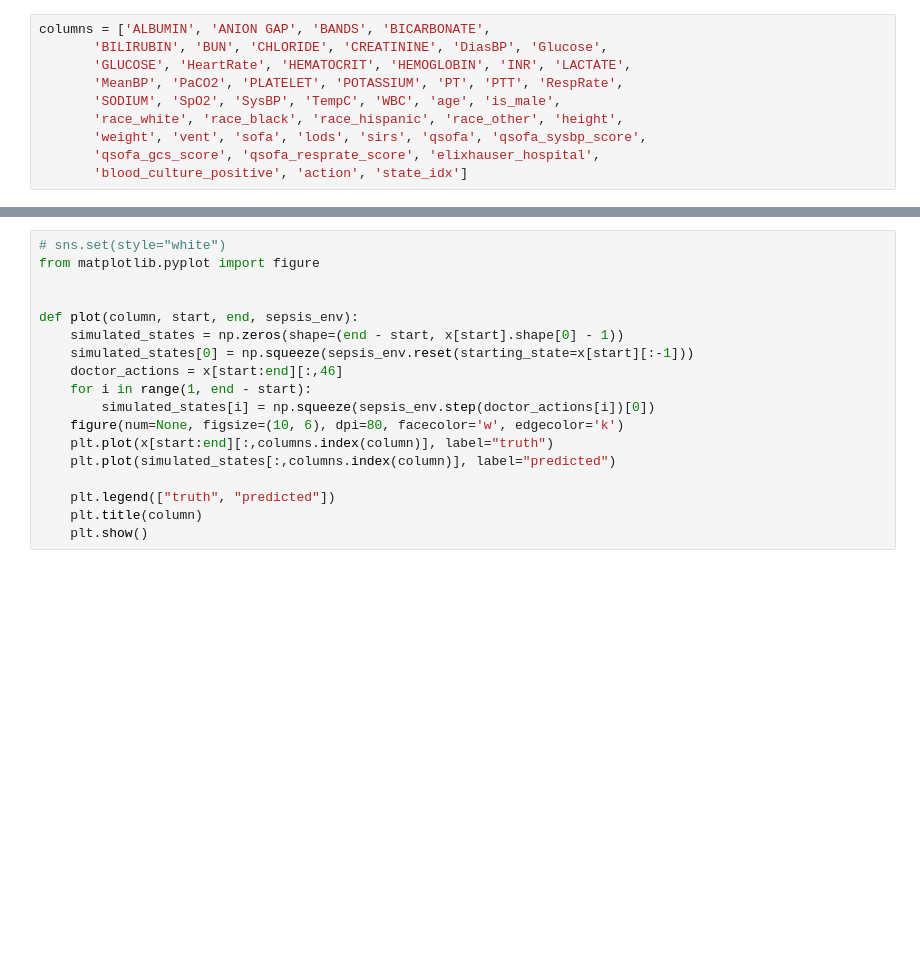
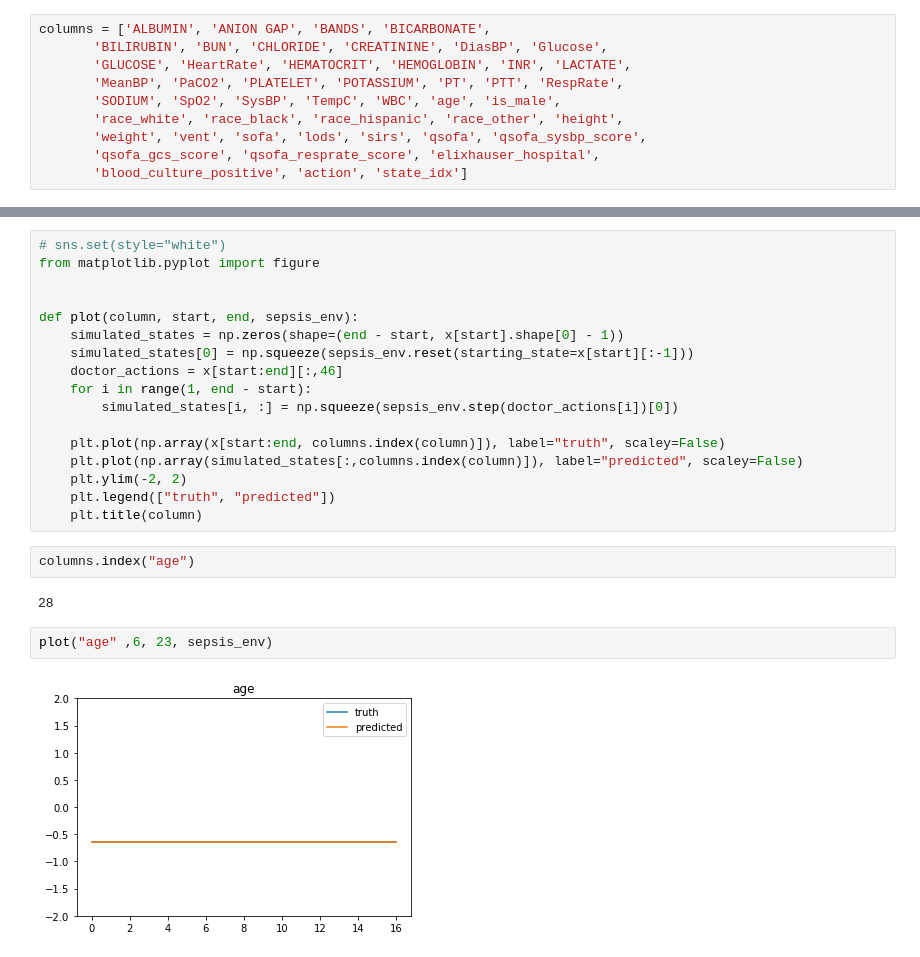
Before and after one commit to akiani/rlsepsis234, a Jupyter notebook: notebooks/simulated_rollout.ipynb, the cells around one changed output, grey strips where cells are left out. Drawn from its saved outputs; the diff is of its cells as text; blank space fills up the shorter version.

```diff
--- a/notebooks/simulated_rollout.ipynb
+++ b/notebooks/simulated_rollout.ipynb
@@ -37,11 +60,18 @@ def plot(column, start, end, sepsis_env):
     simulated_states[0] = np.squeeze(sepsis_env.reset(starting_state=x[start][:-1]))
     doctor_actions = x[start:end][:,46]
     for i in range(1, end - start):
-        simulated_states[i] = np.squeeze(sepsis_env.step(doctor_actions[i])[0])
-    figure(num=None, figsize=(10, 6), dpi=80, facecolor='w', edgecolor='k')
-    plt.plot(x[start:end][:,columns.index(column)], label="truth")
-    plt.plot(simulated_states[:,columns.index(column)], label="predicted")
+        simulated_states[i, :] = np.squeeze(sepsis_env.step(doctor_actions[i])[0])
 
+    plt.plot(np.array(x[start:end, columns.index(column)]), label="truth", scaley=False)
+    plt.plot(np.array(simulated_states[:,columns.index(column)]), label="predicted", scaley=False)
+    plt.ylim(-2, 2)
     plt.legend(["truth", "predicted"])
     plt.title(column)
-    plt.show()
+# %%
+columns.index("age")
+# %% [output]
+28
+# %%
+plot("age" ,6, 23, sepsis_env)
+# %% [output]
+[figure, added]
```
Also changed, not shown: parts of 13 cells of this notebook, 8 other files.
